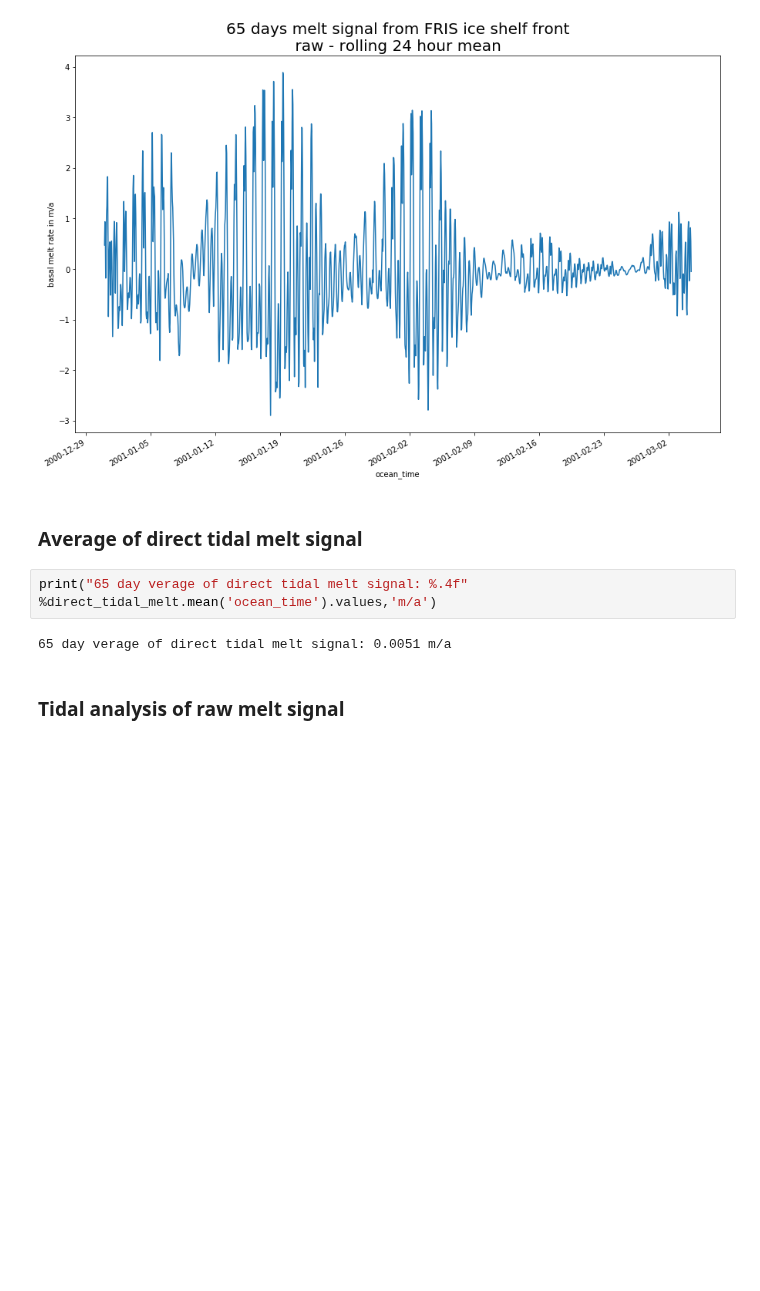
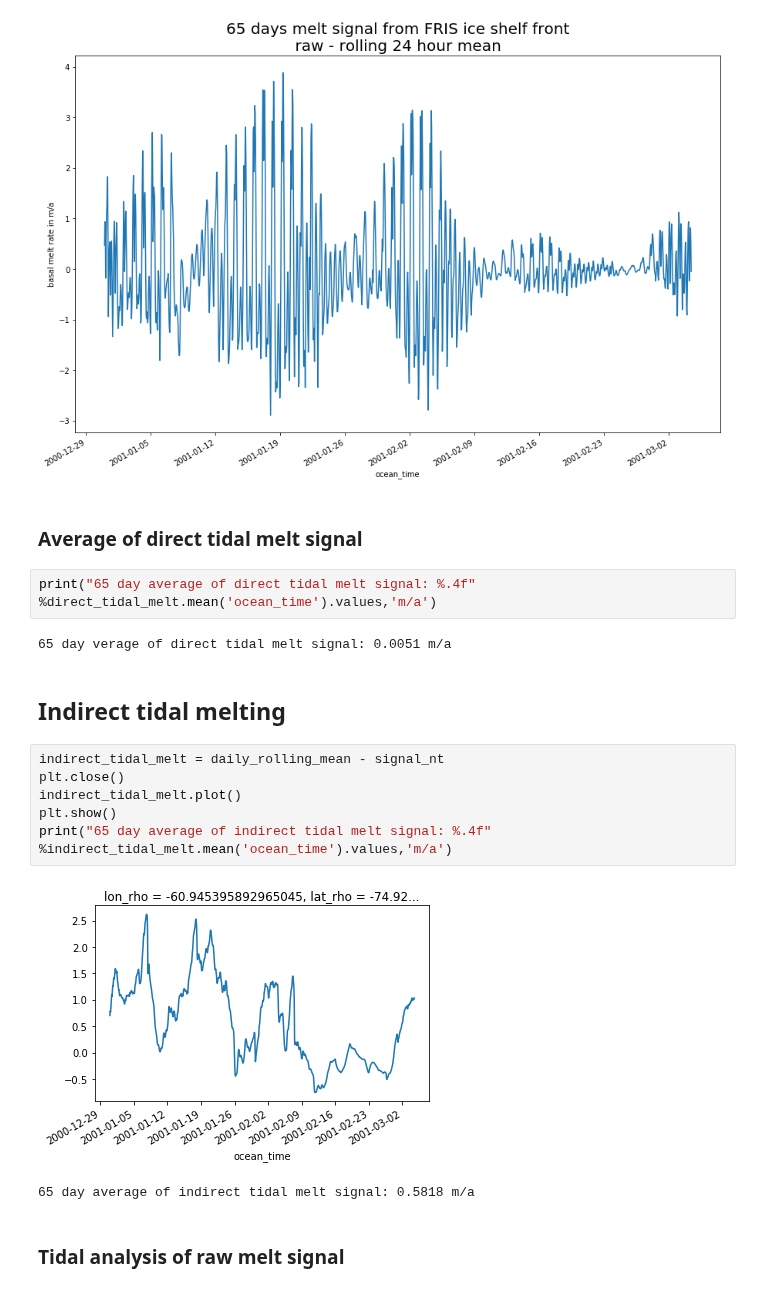
Before and after one commit to kuechenrole/tidal_melting, a Jupyter notebook: notebooks/reports/11.0-kuechenrole-tidal_melting_analysis.ipynb, the cells around one changed output. Cells and saved outputs as stored; diff of their text form; blank space fills up the shorter version.

Commit message:
started ini production 1km, tidal melting analysis first try, rosby radus maks revisited

```diff
--- a/notebooks/reports/11.0-kuechenrole-tidal_melting_analysis.ipynb
+++ b/notebooks/reports/11.0-kuechenrole-tidal_melting_analysis.ipynb
@@ -70,9 +103,20 @@ plt.show()
 # %% [markdown]
 ### Average of direct tidal melt signal
 # %%
-print("65 day verage of direct tidal melt signal: %.4f" %direct_tidal_melt.mean('ocean_time').values,'m/a')
+print("65 day average of direct tidal melt signal: %.4f" %direct_tidal_melt.mean('ocean_time').values,'m/a')
 # %% [output]
 65 day verage of direct tidal melt signal: 0.0051 m/a
+# %% [markdown]
+## Indirect tidal melting
+# %%
+indirect_tidal_melt = daily_rolling_mean - signal_nt
+plt.close()
+indirect_tidal_melt.plot()
+plt.show()
+print("65 day average of indirect tidal melt signal: %.4f" %indirect_tidal_melt.mean('ocean_time').values,'m/a')
+# %% [output]
+[figure, added]
+65 day average of indirect tidal melt signal: 0.5818 m/a
 # %% [markdown]
 ### Tidal analysis of raw melt signal
 # %%
```
Also changed, not shown: parts of 6 cells of this notebook, 10 other files.
